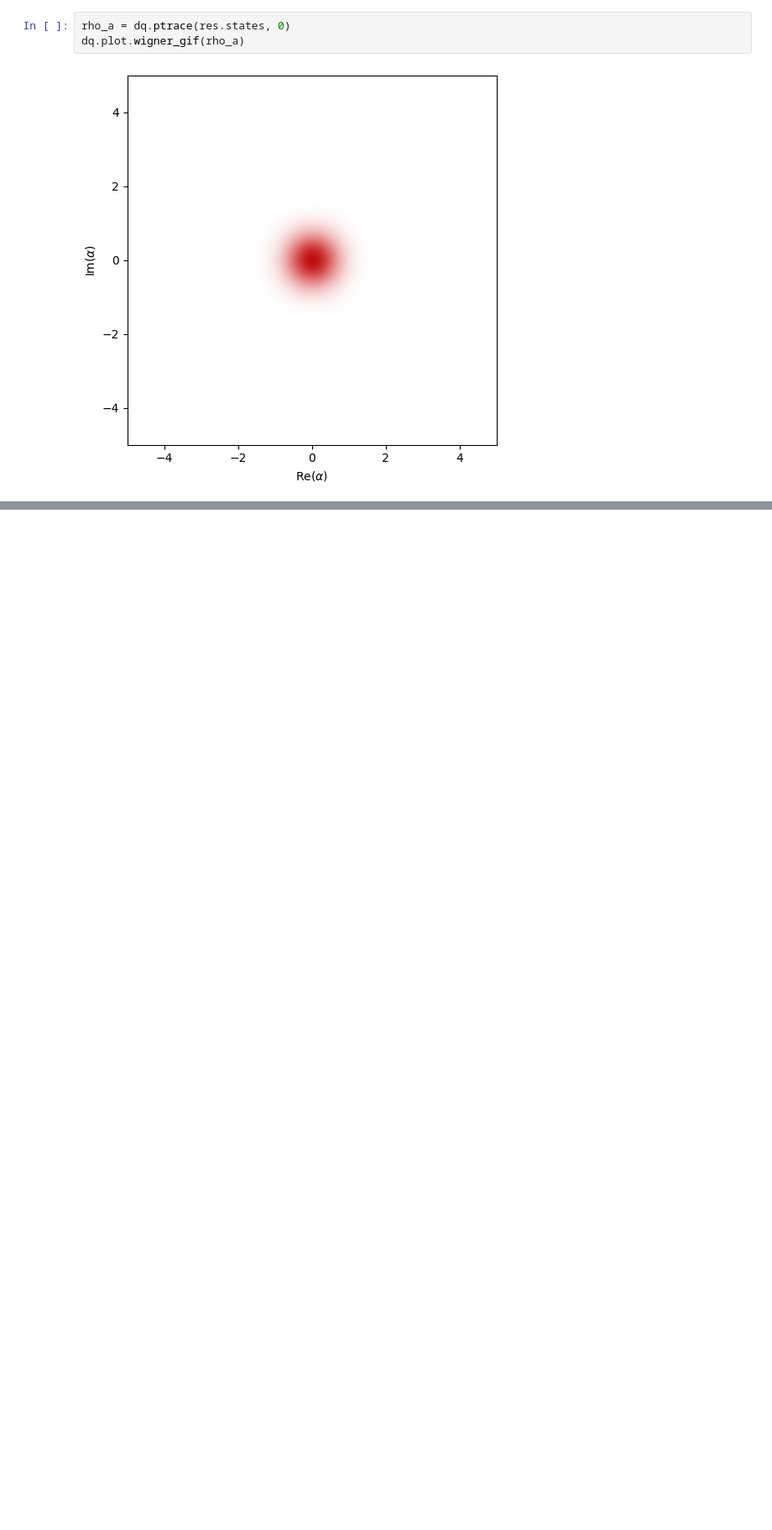
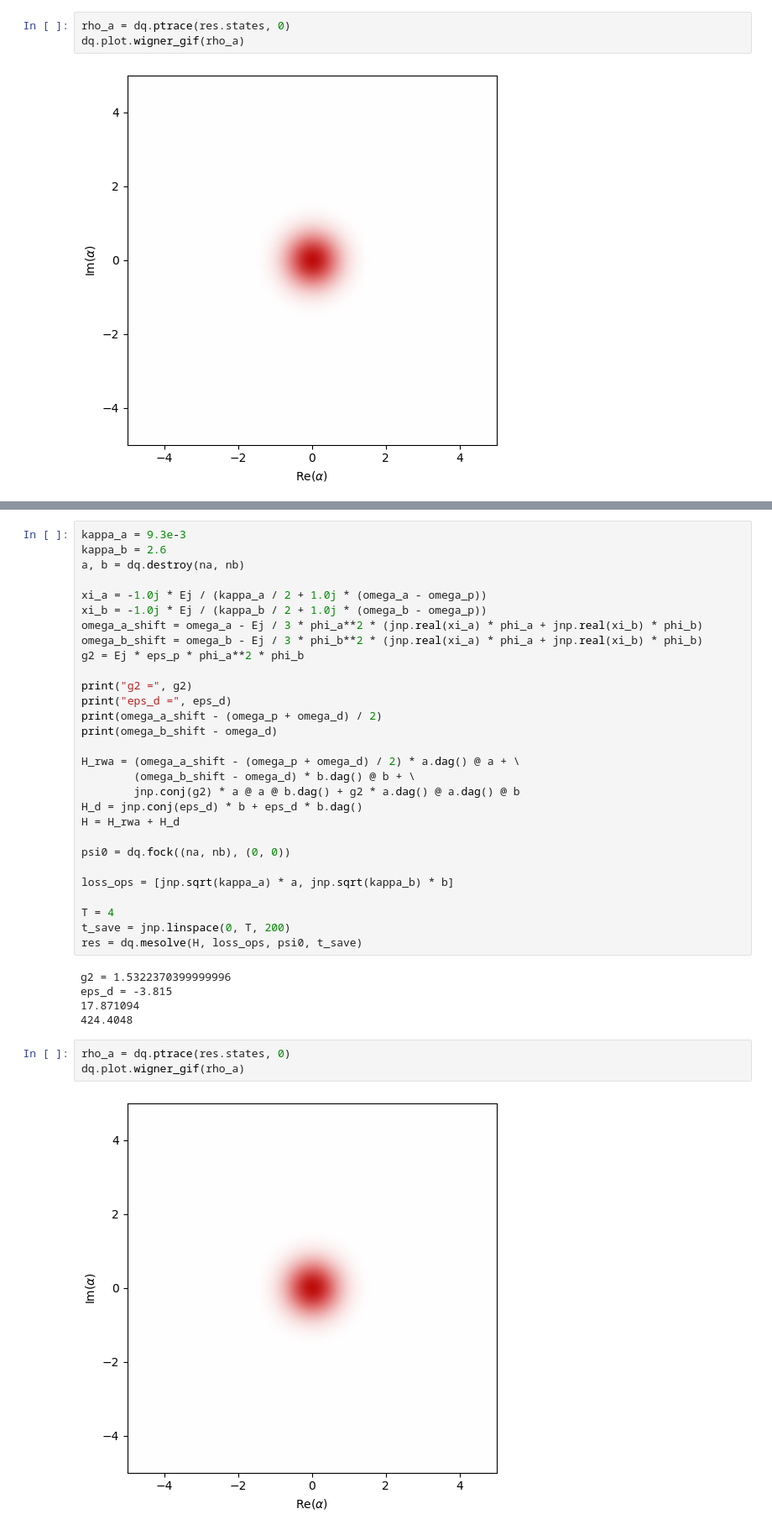
Before and after one commit to dolphingarlic/2025-Alice-and-Bob, a Jupyter notebook: part2_scratchpad.ipynb, the cells around one changed output, grey strips where cells are left out. Shown at 84% size. Cells and saved outputs as stored; diff of their text form; blank space fills up the shorter version.

```diff
--- a/part2_scratchpad.ipynb
+++ b/part2_scratchpad.ipynb
@@ -53,0 +143,39 @@ dq.plot.wigner_gif(rho_a)
+# %%
+kappa_a = 9.3e-3
+kappa_b = 2.6
+a, b = dq.destroy(na, nb)
+
+xi_a = -1.0j * Ej / (kappa_a / 2 + 1.0j * (omega_a - omega_p))
+xi_b = -1.0j * Ej / (kappa_b / 2 + 1.0j * (omega_b - omega_p))
+omega_a_shift = omega_a - Ej / 3 * phi_a**2 * (jnp.real(xi_a) * phi_a + jnp.real(xi_b) * phi_b)
+omega_b_shift = omega_b - Ej / 3 * phi_b**2 * (jnp.real(xi_a) * phi_a + jnp.real(xi_b) * phi_b)
+g2 = Ej * eps_p * phi_a**2 * phi_b
+
+print("g2 =", g2)
+print("eps_d =", eps_d)
+print(omega_a_shift - (omega_p + omega_d) / 2)
+print(omega_b_shift - omega_d)
+
+H_rwa = (omega_a_shift - (omega_p + omega_d) / 2) * a.dag() @ a + \
+        (omega_b_shift - omega_d) * b.dag() @ b + \
+        jnp.conj(g2) * a @ a @ b.dag() + g2 * a.dag() @ a.dag() @ b
+H_d = jnp.conj(eps_d) * b + eps_d * b.dag()
+H = H_rwa + H_d
+
+psi0 = dq.fock((na, nb), (0, 0))
+
+loss_ops = [jnp.sqrt(kappa_a) * a, jnp.sqrt(kappa_b) * b]
+
+T = 4
+t_save = jnp.linspace(0, T, 200)
+res = dq.mesolve(H, loss_ops, psi0, t_save)
+# %% [output]
+g2 = 1.5322370399999996
+eps_d = -3.815
+17.871094
+424.4048
+# %%
+rho_a = dq.ptrace(res.states, 0)
+dq.plot.wigner_gif(rho_a)
+# %% [output]
+[figure, added]
```
Also changed, not shown: parts of 9 cells of this notebook.
